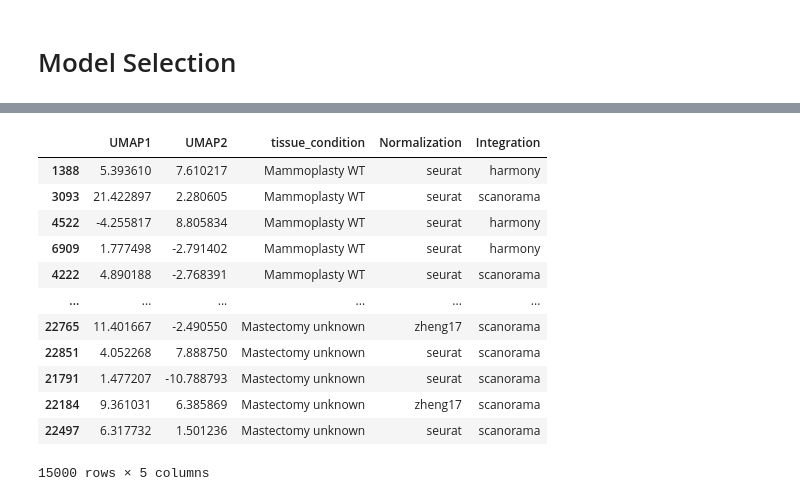
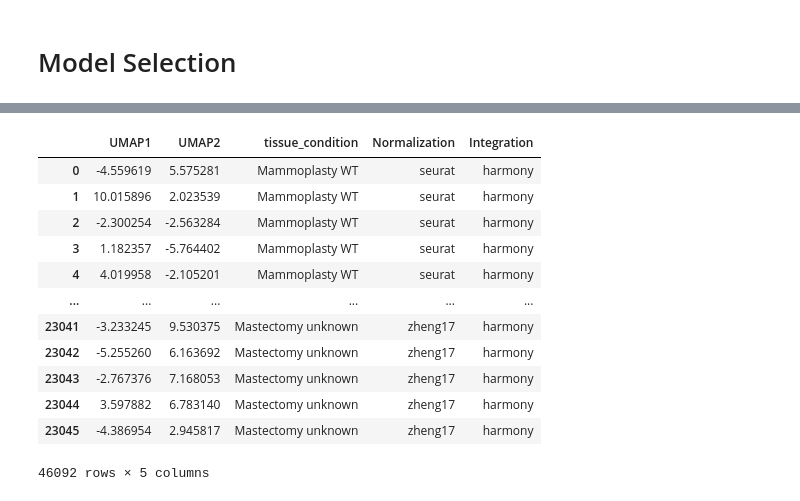
Before and after one commit to mushu-bytes/scRNAseq-benchmarking, a Jupyter notebook: integration_demo.ipynb, the cells around one changed output, grey strips where cells are left out. Drawn from its saved outputs; the diff is of its cells as text; code cells hidden in the pictures.

```diff
--- a/integration_demo.ipynb
+++ b/integration_demo.ipynb
@@ -69,25 +101,25 @@ final_df = pd.concat(final_df)
 # %%
 # this cell just filters the final_df
 filtered_df = final_df[final_df["Integration"] != "merge"]
 all_cells = []
 for condition in filtered_df["tissue_condition"].unique():
-    all_cells.append(filtered_df[filtered_df["tissue_condition"] == condition].sample(3000))
+    all_cells.append(filtered_df[filtered_df["tissue_condition"] == condition])
 filtered_df = pd.concat(all_cells)
 filtered_df
 # %% [output]
 |  | UMAP1 | UMAP2 | tissue_condition | Normalization | Integration |
-| 1388 | 5.393610 | 7.610217 | Mammoplasty WT | seurat | harmony |
-| 3093 | 21.422897 | 2.280605 | Mammoplasty WT | seurat | scanorama |
-| 4522 | -4.255817 | 8.805834 | Mammoplasty WT | seurat | harmony |
-| 6909 | 1.777498 | -2.791402 | Mammoplasty WT | seurat | harmony |
-| 4222 | 4.890188 | -2.768391 | Mammoplasty WT | seurat | scanorama |
+| 0 | -4.559619 | 5.575281 | Mammoplasty WT | seurat | harmony |
+| 1 | 10.015896 | 2.023539 | Mammoplasty WT | seurat | harmony |
+| 2 | -2.300254 | -2.563284 | Mammoplasty WT | seurat | harmony |
+| 3 | 1.182357 | -5.764402 | Mammoplasty WT | seurat | harmony |
+| 4 | 4.019958 | -2.105201 | Mammoplasty WT | seurat | harmony |
 | ... | ... | ... | ... | ... | ... |
-| 22765 | 11.401667 | -2.490550 | Mastectomy unknown | zheng17 | scanorama |
-| 22851 | 4.052268 | 7.888750 | Mastectomy unknown | seurat | scanorama |
-| 21791 | 1.477207 | -10.788793 | Mastectomy unknown | seurat | scanorama |
-| 22184 | 9.361031 | 6.385869 | Mastectomy unknown | zheng17 | scanorama |
-| 22497 | 6.317732 | 1.501236 | Mastectomy unknown | seurat | scanorama |
+| 23041 | -3.233245 | 9.530375 | Mastectomy unknown | zheng17 | harmony |
+| 23042 | -5.255260 | 6.163692 | Mastectomy unknown | zheng17 | harmony |
+| 23043 | -2.767376 | 7.168053 | Mastectomy unknown | zheng17 | harmony |
+| 23044 | 3.597882 | 6.783140 | Mastectomy unknown | zheng17 | harmony |
+| 23045 | -4.386954 | 2.945817 | Mastectomy unknown | zheng17 | harmony |
-15000 rows × 5 columns
+46092 rows × 5 columns
 # %%
 import altair as alt
 import pandas as pd
```
Also changed, not shown: parts of 6 cells of this notebook.
